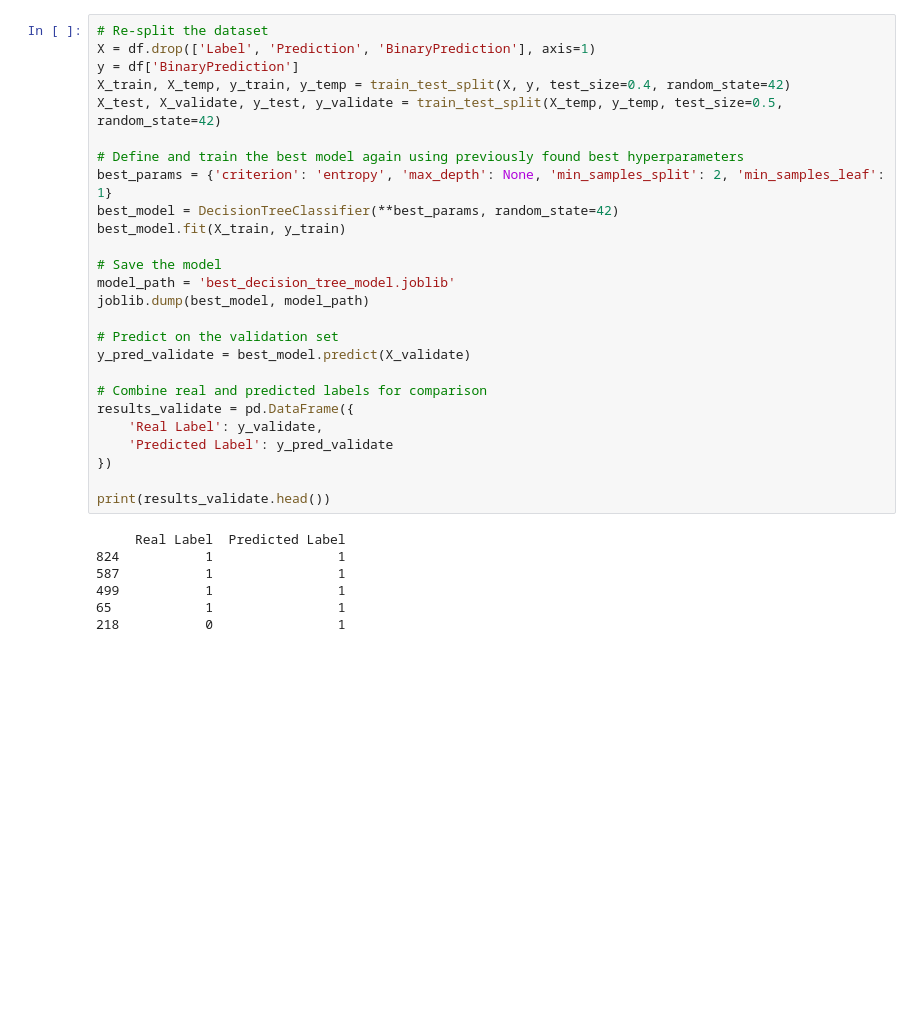
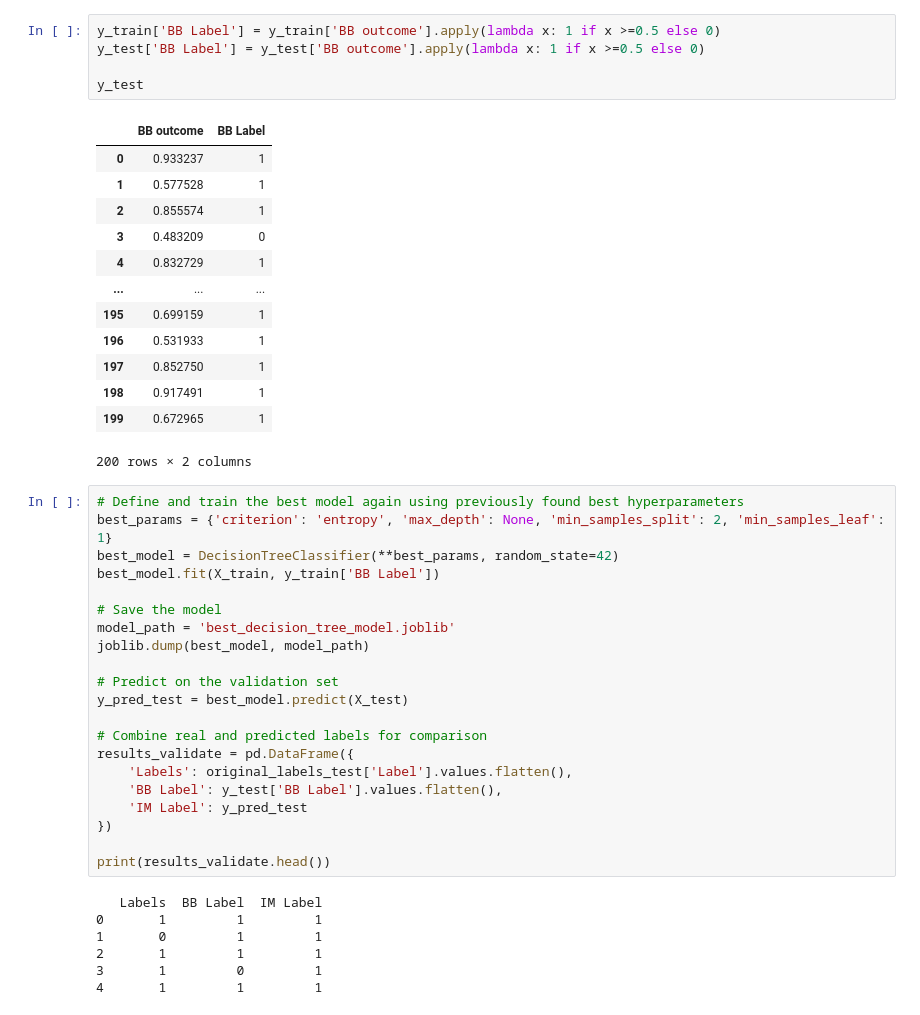
Before and after one commit to juliettm/Contesting-Black-Box-Decisions, a Jupyter notebook: interpretable_model/im_design.ipynb, the cells around one changed output. Saved outputs shown, nothing was run; the diff lists cells and outputs as text; blank space fills up the shorter version.

```diff
--- a/interpretable_model/im_design.ipynb
+++ b/interpretable_model/im_design.ipynb
@@ -22,35 +21,49 @@ df.head()
+# %%
+y_train['BB Label'] = y_train['BB outcome'].apply(lambda x: 1 if x >=0.5 else 0)
+y_test['BB Label'] = y_test['BB outcome'].apply(lambda x: 1 if x >=0.5 else 0)
+
+y_test
+# %% [output]
+|  | BB outcome | BB Label |
+| 0 | 0.933237 | 1 |
+| 1 | 0.577528 | 1 |
+| 2 | 0.855574 | 1 |
+| 3 | 0.483209 | 0 |
+| 4 | 0.832729 | 1 |
+| ... | ... | ... |
+| 195 | 0.699159 | 1 |
+| 196 | 0.531933 | 1 |
+| 197 | 0.852750 | 1 |
+| 198 | 0.917491 | 1 |
+| 199 | 0.672965 | 1 |
+200 rows × 2 columns
 # %%
-# Re-split the dataset
-X = df.drop(['Label', 'Prediction', 'BinaryPrediction'], axis=1)
-y = df['BinaryPrediction']
-X_train, X_temp, y_train, y_temp = train_test_split(X, y, test_size=0.4, random_state=42)
-X_test, X_validate, y_test, y_validate = train_test_split(X_temp, y_temp, test_size=0.5, random_state=42)
-
 # Define and train the best model again using previously found best hyperparameters
 best_params = {'criterion': 'entropy', 'max_depth': None, 'min_samples_split': 2, 'min_samples_leaf': 1}
 best_model = DecisionTreeClassifier(**best_params, random_state=42)
-best_model.fit(X_train, y_train)
+best_model.fit(X_train, y_train['BB Label'])
 
 # Save the model
 model_path = 'best_decision_tree_model.joblib'
 joblib.dump(best_model, model_path)
 
 # Predict on the validation set
-y_pred_validate = best_model.predict(X_validate)
+y_pred_test = best_model.predict(X_test)
 
 # Combine real and predicted labels for comparison
 results_validate = pd.DataFrame({
-    'Real Label': y_validate,
-    'Predicted Label': y_pred_validate
+    'Labels': original_labels_test['Label'].values.flatten(),
+    'BB Label': y_test['BB Label'].values.flatten(),
+    'IM Label': y_pred_test
 })
 
 print(results_validate.head())
 # %% [output]
-     Real Label  Predicted Label
-824           1                1
-587           1                1
-499           1                1
-65            1                1
-218           0                1
+   Labels  BB Label  IM Label
+0       1         1         1
+1       0         1         1
+2       1         1         1
+3       1         0         1
+4       1         1         1
 # %%
 from sklearn.metrics import accuracy_score, confusion_matrix
```
Also changed, not shown: parts of 7 cells of this notebook, 21 other files.
